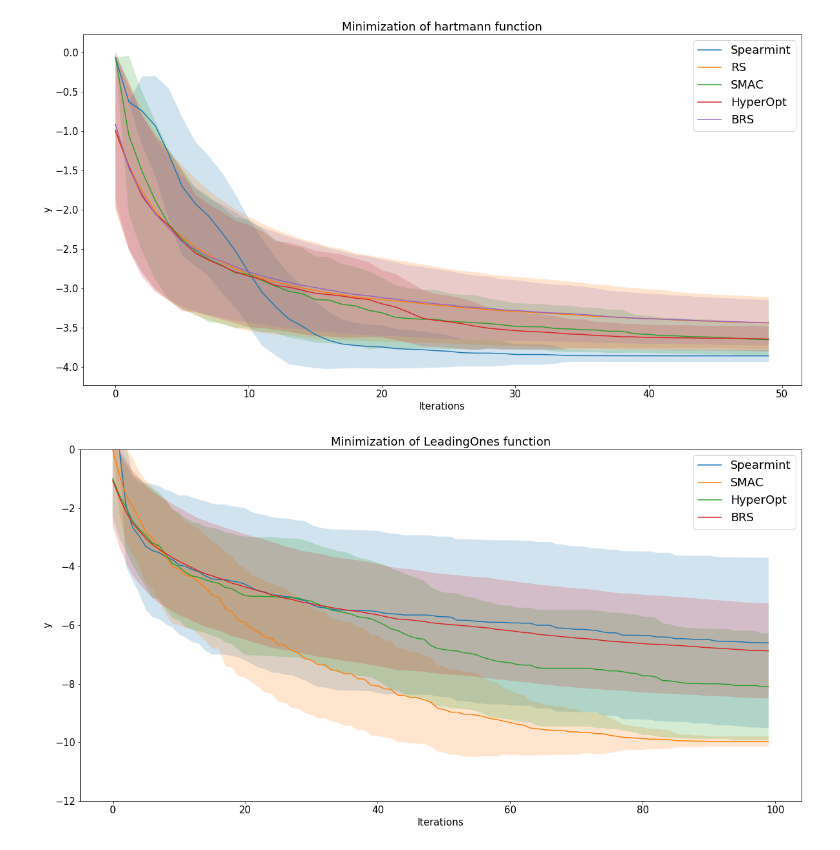
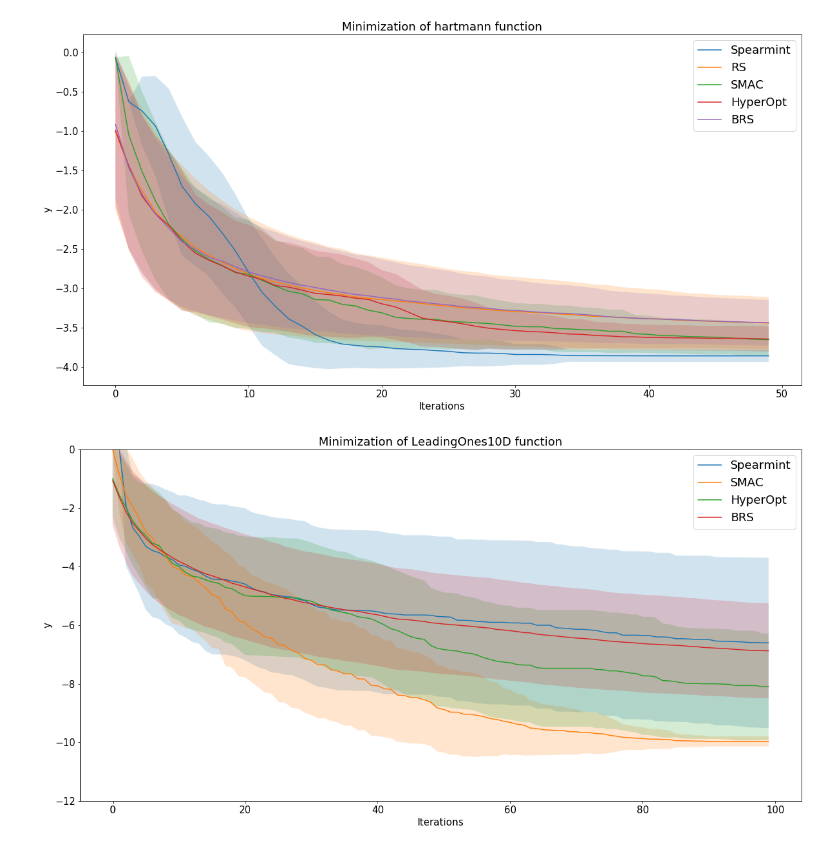
Before and after one commit to IlyaSolomatin/BayesOpt, a Jupyter notebook: Results/ResultPlotter.ipynb, the cells around one changed output. Cells and saved outputs as stored; diff of their text form; code cells hidden in the pictures.

```diff
--- a/Results/ResultPlotter.ipynb
+++ b/Results/ResultPlotter.ipynb
@@ -109,32 +109,32 @@ for optimizer in ["Spearmint","SMAC","HyperOpt","BRS"]:
         csvFile = csv.reader(open("BRSLeadOnes(100iters,1000runs).csv", "rb"))
     else:
         csvFile = csv.reader(open(optimizer+"LeadOnes(100iters,100runs).csv", "rb"))
     for row in csvFile:
         results.append(row[1])
     results = map(float, results)
     if optimizer == "Spearmint":
         for i in range(len(results)-1,-1,-1):
             if np.isnan(results[i]):
                 del results[i]
     results = np.asarray(results)
     if optimizer == "RS" or optimizer == "BRS":
         results = np.reshape(results, (1000, 100)).T
     else:
         results = np.reshape(results, (100, 100)).T
     mean_results = []
     std = []
     for i in range(len(results)):
         mean_results.append(results[i].mean())
         std.append(np.std(results[i]))
     mean_results = np.asarray(mean_results).T
     plt.plot(range(len(mean_results)),mean_results,label=optimizer)
     if CONF_INTERVALS:
         plt.fill_between(range(len(mean_results)), mean_results-std, mean_results+std, alpha=0.2)
 plt.ylim((-12,0))
 plt.ylabel("y")
 plt.xlabel("Iterations")
 plt.legend(fontsize='large')
-plt.title("Minimization of LeadingOnes function")
+plt.title("Minimization of LeadingOnes10D function")
 # plt.savefig('leadingones.pdf')
 # %% [output]
-[figure, old version]
+[figure, new version]
```
Also changed, not shown: parts of 4 cells of this notebook, 2 other files.
